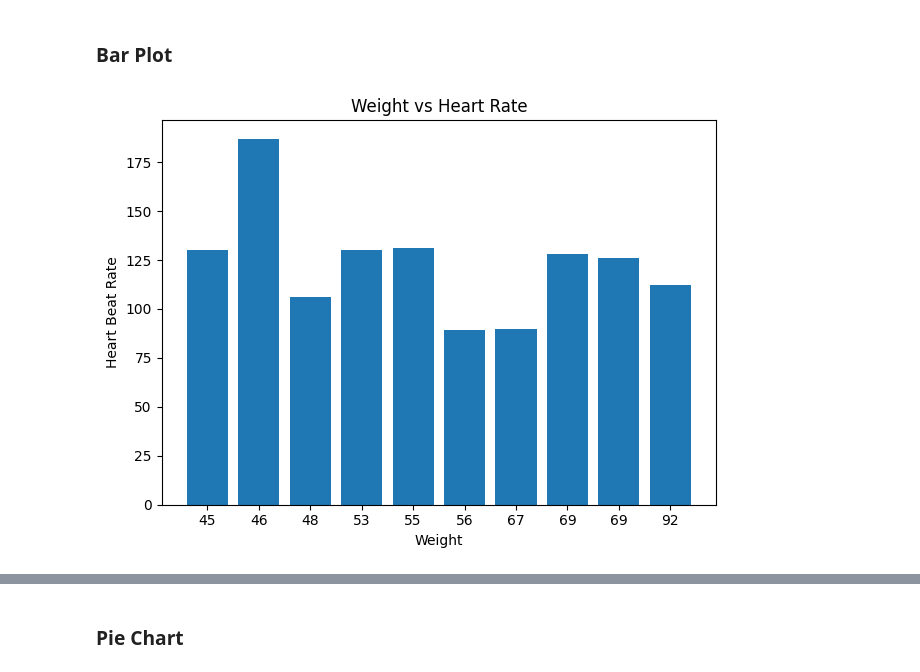
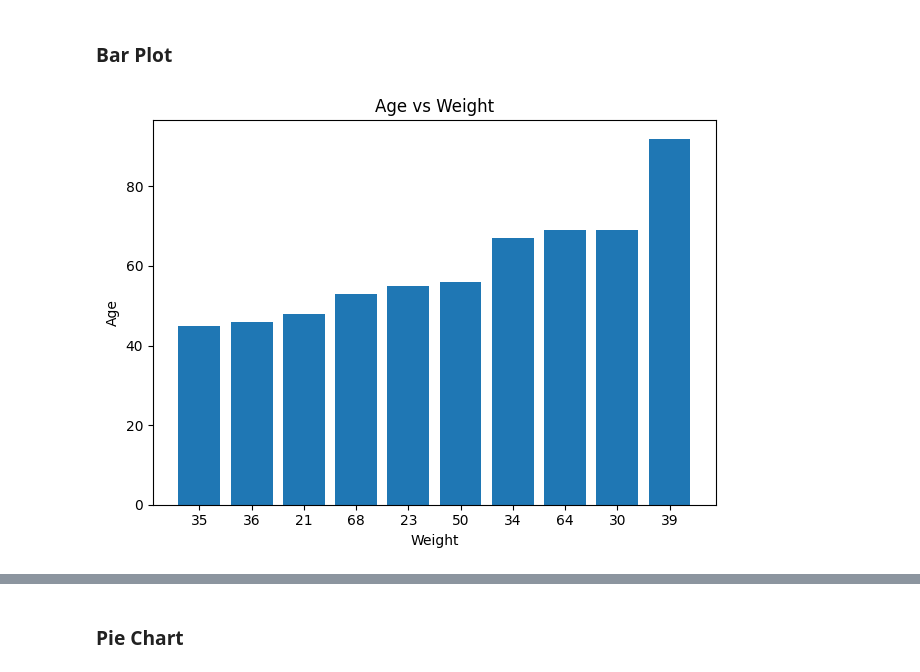
Before and after one commit to RIJAN-GH/Data-Science, a Jupyter notebook: Lab3.ipynb, the cells around one changed output, grey strips where cells are left out. Saved outputs shown, nothing was run; the diff lists cells and outputs as text; code cells hidden in the pictures.

```diff
--- a/Lab3.ipynb
+++ b/Lab3.ipynb
@@ -60,25 +62,25 @@ plt.show()
 # %%
 # Use first 10 data and sort them by weight
 subset = df.head(10).sort_values(by='weightKg')
 
 # Extract sorted weight and Heart Rate
+age = subset['age']
 weight = subset['weightKg']
-HR = subset['HR']
 
 # Plot the Bar Graph
-plt.bar(range(len(weight)), HR)
+plt.bar(range(len(age)), weight)
 
 # Add the title
-plt.title("Weight vs Heart Rate")
+plt.title("Age vs Weight")
 
 # Add the label in x-axis and y-axis
-plt.ylabel("Heart Beat Rate")
+plt.ylabel("Age")
 plt.xlabel("Weight")
 
-plt.xticks(range(len(weight)), weight)
+plt.xticks(range(len(age)), age)
 plt.tight_layout()  # Adjust layout to prevent overlap
 
 # Display the plot
 plt.show()
 # %% [output]
-[figure, old version]
+[figure, new version]
```
Also changed, not shown: parts of 15 cells of this notebook.
